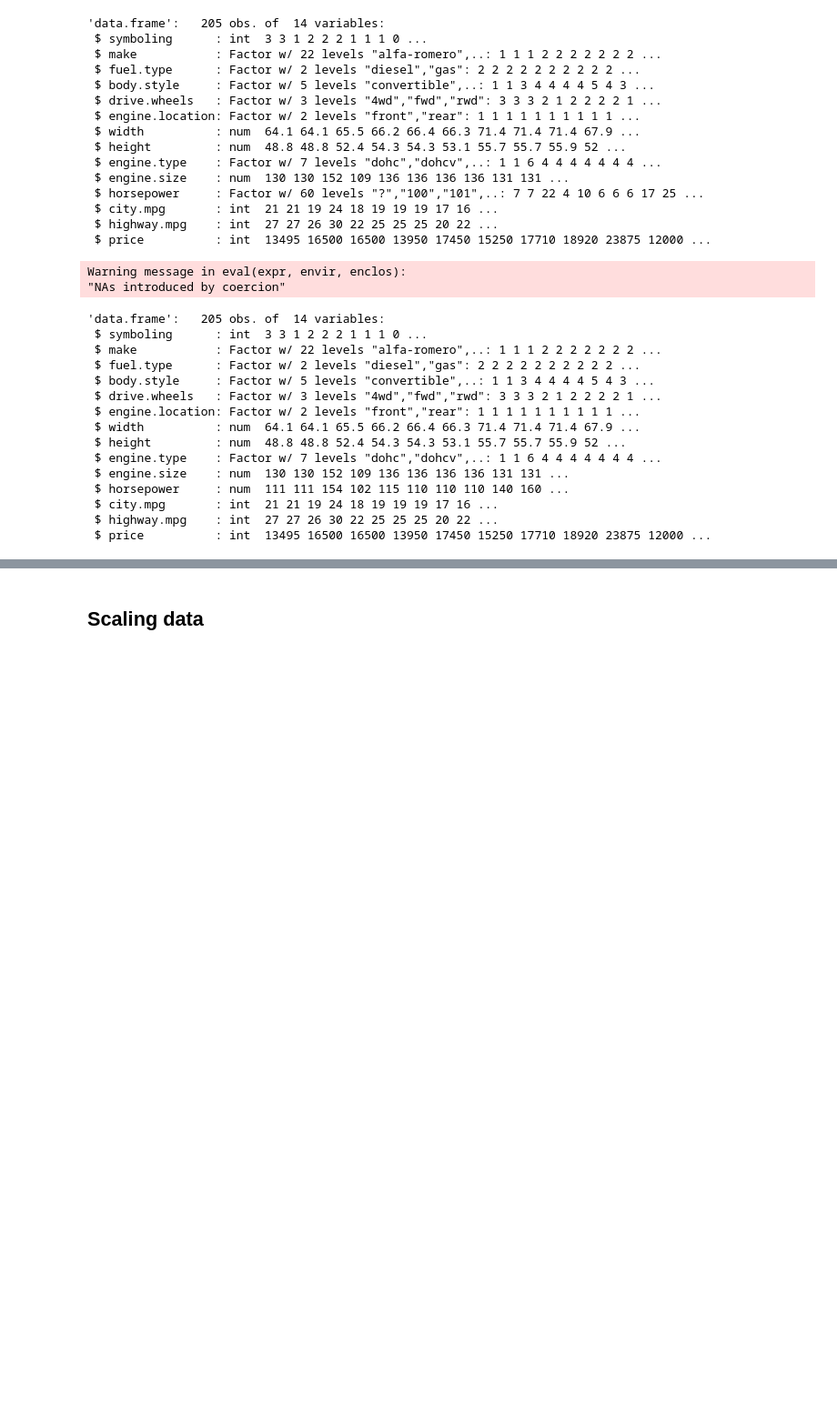
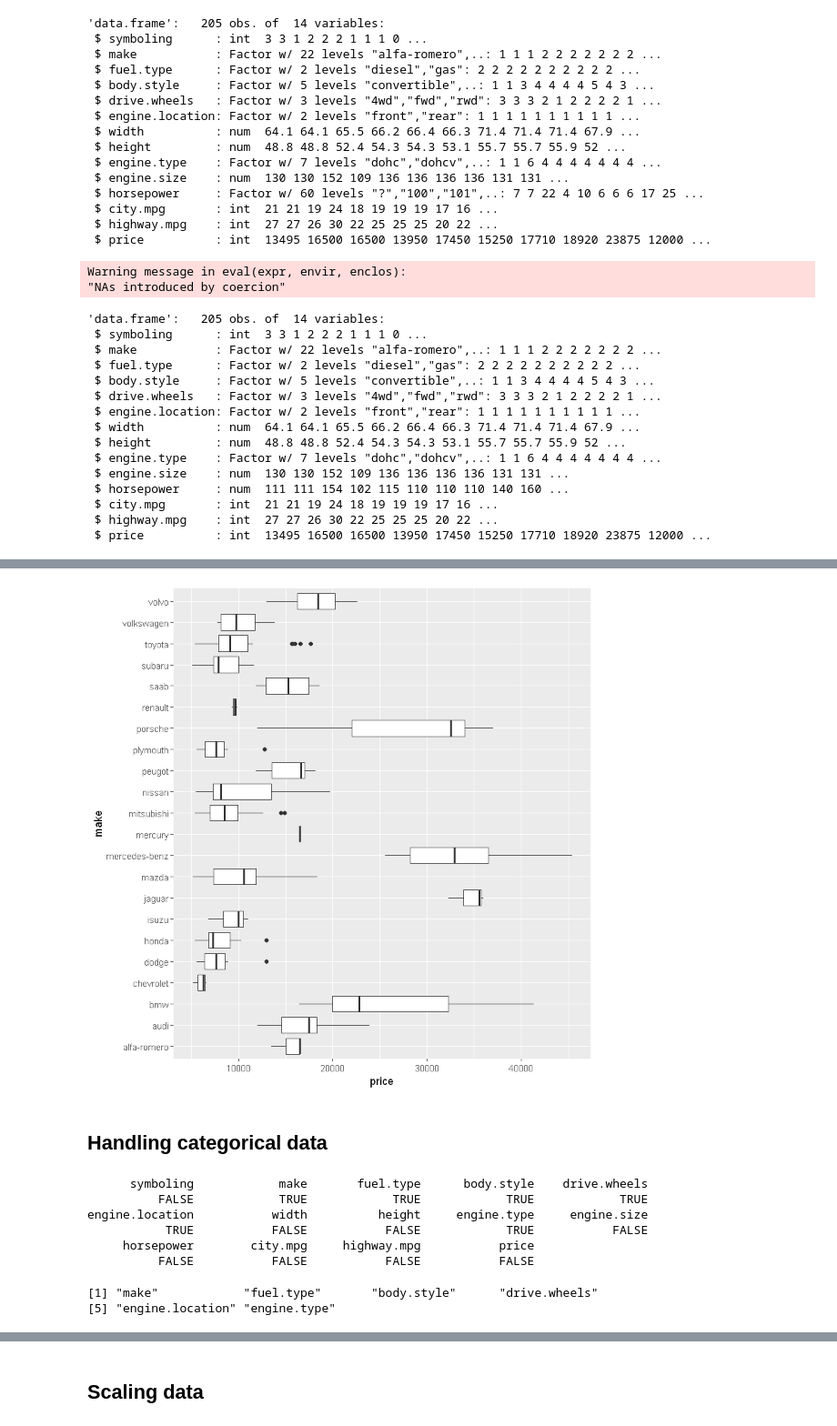
Before and after one commit to bhupendrabhoir/https-github.com-sukamal1928-R, a Jupyter notebook: EDA and preprocessing.ipynb, the cells around one changed output, grey strips where cells are left out. Shown: that part at 91% size. Cells and saved outputs as stored; diff of their text form; code cells hidden in the pictures; blank space fills up the shorter version.

```diff
--- a/EDA and preprocessing.ipynb
+++ b/EDA and preprocessing.ipynb
@@ -110,0 +116,8 @@ str(df)
+# %%
+pl <- ggplot(df, aes(make,price))
+
+pl + geom_boxplot() + coord_flip()
+# %% [output]
+[figure, added]
+# %% [markdown]
+## Handling categorical data
@@ -110,0 +126,14 @@ str(df)
+# %%
+df.fact
+# %% [output]
+      symboling            make       fuel.type      body.style    drive.wheels
+          FALSE            TRUE            TRUE            TRUE            TRUE
+engine.location           width          height     engine.type     engine.size
+           TRUE           FALSE           FALSE            TRUE           FALSE
+     horsepower        city.mpg     highway.mpg           price
+          FALSE           FALSE           FALSE           FALSE
+# %%
+colnames(df[,df.fact])
+# %% [output]
+[1] "make"            "fuel.type"       "body.style"      "drive.wheels"
+[5] "engine.location" "engine.type"
```
Also changed, not shown: parts of 37 cells of this notebook.
